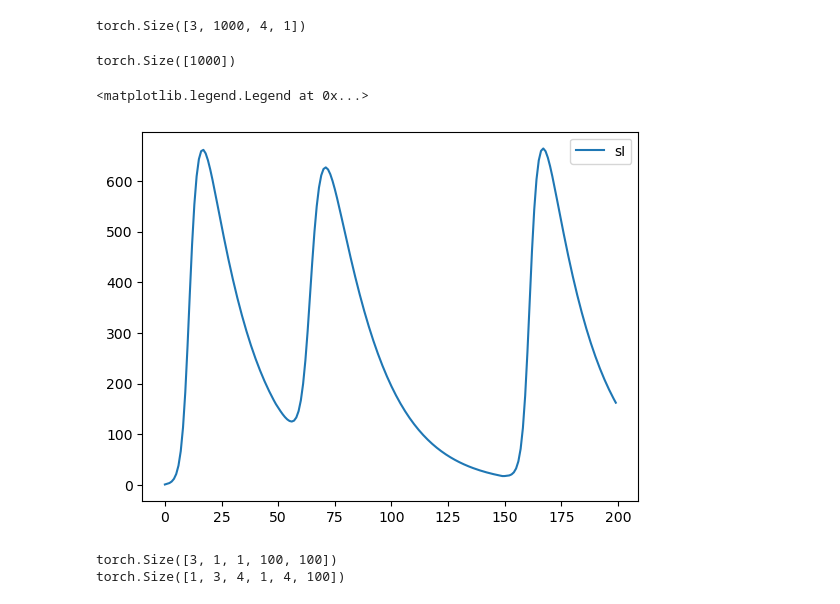
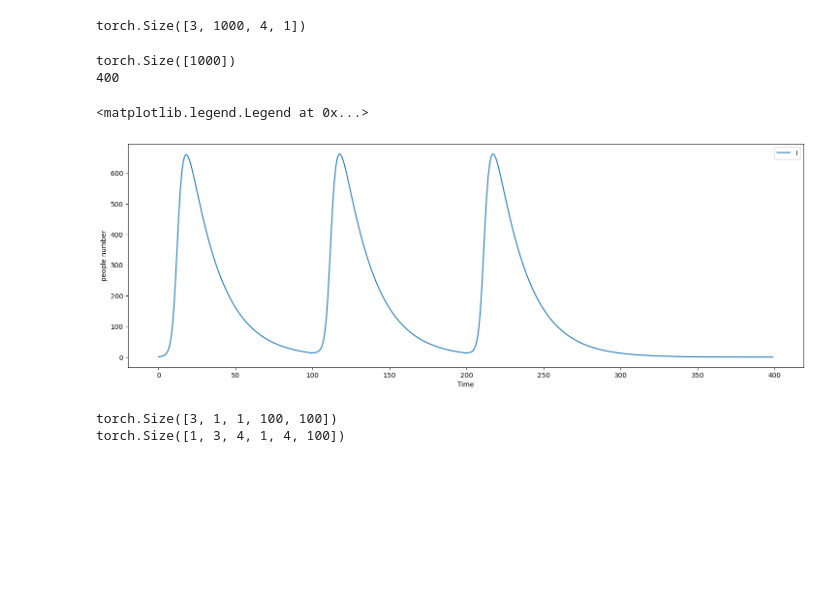
Before and after one commit to bizhili/Epi_fit, a Jupyter notebook: 10_1_epis_fit/script/test3.ipynb, the cells around one changed output. Saved outputs shown, nothing was run; the diff lists cells and outputs as text; code cells hidden in the pictures; blank space fills up the shorter version.

```diff
--- a/10_1_epis_fit/script/test3.ipynb
+++ b/10_1_epis_fit/script/test3.ipynb
@@ -33,9 +33,9 @@ ps=  torch.tensor([[0.75, 0.25, 0, 0],
 
 psMtrices= torch.stack([ps, ps, ps])
 
-crossImmMatrix= torch.tensor([[1, 0.5, 1],
-                              [0.5, 1, 1],
-                              [1, 1, 1]], device=device)
+crossImmMatrix= torch.tensor([[0, 1, 1],
+                              [1, 0, 1],
+                              [1, 1, 0]], device=device)
 
 
 mask1= mask1[None, None, ..., None]
@@ -57,9 +57,9 @@ def load_linear(psMtrices, crossImmMatrix, device= device):
 # %%
 n= 1000
 avgDegree= 6
-timeHorizon= 200
+timeHorizon= 400
 Kn= 3
-#                   3* 3, 16*4
+#3* 3, 16*4
 Linear= load_linear(psMtrices, crossImmMatrix, device=device)
 firstInfected= random.randint(0, n-1)
 state= torch.zeros([Kn, n, 4, 1], device=device)# 3,1000,4,1
@@ -73,11 +73,11 @@ contact= contact[None, ...]
 stateHistory=[]
 staticSI=[]
 for i in range(timeHorizon):
-    if i==50:
+    if i==100:
         firstInfected= random.randint(0, n-1)
         state[1, firstInfected, 2, 0]= 1
         state[1, firstInfected, 0, 0]= 0
-    elif i==150:
+    elif i==200:
         firstInfected= random.randint(0, n-1)
         state[2, firstInfected, 2, 0]= 1
         state[2, firstInfected, 0, 0]= 0
@@ -116,18 +116,29 @@ stateHistoryPlot= stateHistory.cpu().detach()
 print(state.shape)
 # %% [output]
 torch.Size([3, 1000, 4, 1])
-# %%
-
-stateHistoryPlot0= stateHistoryPlot[:, 2, :, 0]
-
-print(statisticI.shape)
-#plt.plot(stateHistoryPlot0, label=["s", "e", "i", "r"])
-plt.plot(staticSI, label="sI")
-plt.legend()
-# %% [output]
-torch.Size([1000])
-<matplotlib.legend.Legend at 0x...>
-[figure, removed]
+# %%
+
+stateHistoryPlot0= stateHistoryPlot[:, 0, :, 0]
+stateHistoryPlot1= stateHistoryPlot[:, 1, :, 0]
+stateHistoryPlot2= stateHistoryPlot[:, 2, :, 0]
+print(statisticI.shape)
+plt.figure(figsize=(18,6))
+# plt.plot(stateHistoryPlot0, label=["s0", "e0", "i0", "r0"])
+# plt.plot(stateHistoryPlot1, label=["s1", "e1", "i1", "r1"])
+# plt.plot(stateHistoryPlot2, label=["s2", "e2", "i2", "r2"])
+# for i, _ in enumerate(staticSI):
+#     staticSI[i]= i*staticSI[i]
+plt.plot(staticSI, label="I")
+print(len(staticSI))
+plt.xlabel("Time")
+#plt.ylabel("Infectiveness number")
+plt.ylabel("people number")
+plt.legend()
+# %% [output]
+torch.Size([1000])
+400
+<matplotlib.legend.Legend at 0x...>
+[figure, added]
 # %%
 Linear= torch.randn(3, 3, 4, 4, 4)
 state= torch.randn(3,4,100)
```
Also changed, not shown: 2 other files.
